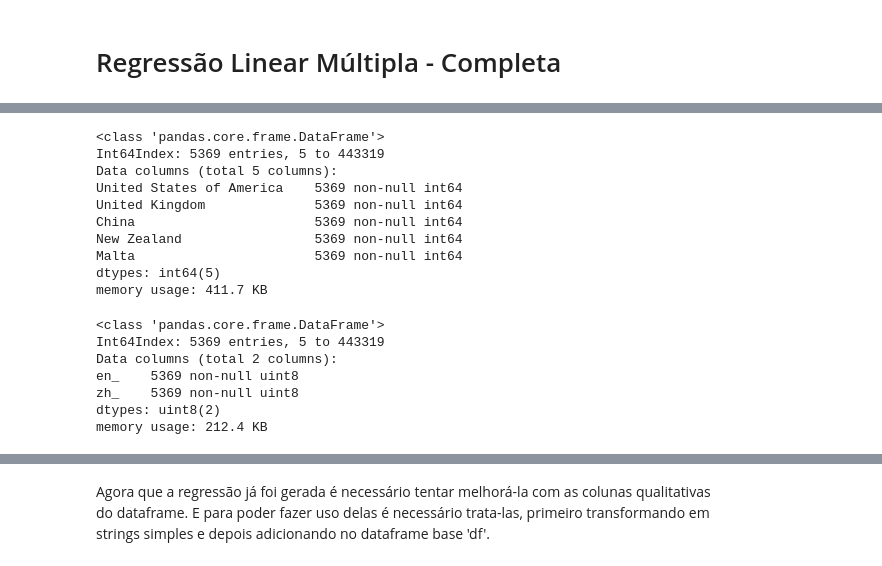
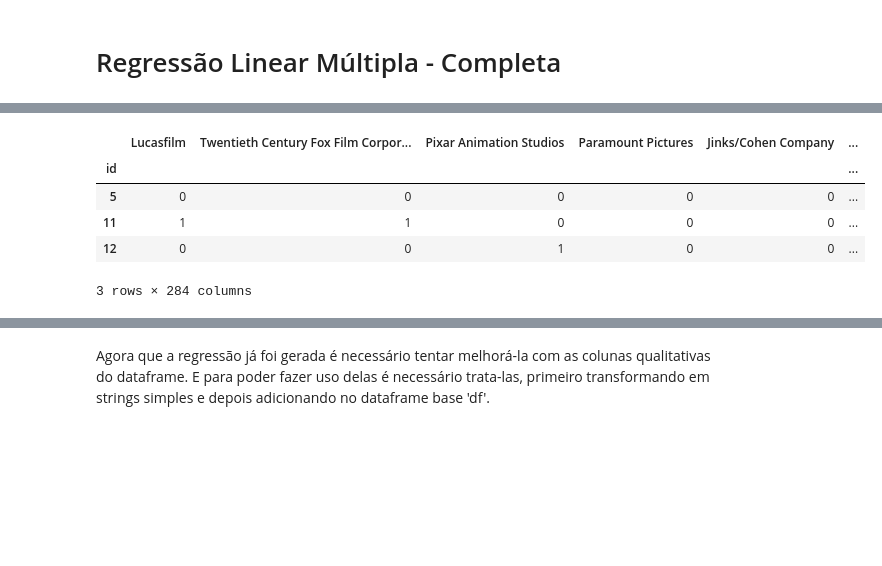
Before and after one commit to lucaslealvale/CD2018_Projeto3, a Jupyter notebook: Projeto 3-checkpoint111.ipynb, the cells around one changed output, grey strips where cells are left out. Saved outputs shown, nothing was run; the diff lists cells and outputs as text; code cells hidden in the pictures; blank space fills up the shorter version.

```diff
--- a/Projeto 3-checkpoint111.ipynb
+++ b/Projeto 3-checkpoint111.ipynb
@@ -480,26 +454,25 @@ memory usage: 327.8 KB
-# %%
-dfPais.info()
-# %% [output]
-<class 'pandas.core.frame.DataFrame'>
-Int64Index: 5369 entries, 5 to 443319
-Data columns (total 5 columns):
-United States of America    5369 non-null int64
-United Kingdom              5369 non-null int64
-China                       5369 non-null int64
-New Zealand                 5369 non-null int64
-Malta                       5369 non-null int64
-dtypes: int64(5)
-memory usage: 411.7 KB
-# %%
-dfIdioma.info()
-# %% [output]
-<class 'pandas.core.frame.DataFrame'>
-Int64Index: 5369 entries, 5 to 443319
-Data columns (total 2 columns):
-en_    5369 non-null uint8
-zh_    5369 non-null uint8
-dtypes: uint8(2)
-memory usage: 212.4 KB
+# %%
+dfTotal=dfComp
+nomes_idioma=list(dfIdioma)
+nomes_gen=list(dfGen)
+nomes_quant=list(dfQuant)
+nomes_pais=list(dfPais)
+for coluna in nomes_idioma:
+    dfTotal[coluna]=dfIdioma[coluna]
+for coluna in nomes_gen:
+    dfTotal[coluna]=dfGen[coluna]
+for coluna in nomes_quant:
+    dfTotal[coluna]=dfQuant[coluna]
+for coluna in nomes_pais:
+    dfTotal[coluna]=dfPais[coluna]
+dfTotal.head(3)
+# %% [output]
+|  | Lucasfilm | Twentieth Century Fox Film Corpor... | Pixar Animation Studios | Paramount Pictures | Jinks/Cohen Company | ... |
+| id |  |  |  |  |  | ... |
+| 5 | 0 | 0 | 0 | 0 | 0 | ... |
+| 11 | 1 | 1 | 0 | 0 | 0 | ... |
+| 12 | 0 | 0 | 1 | 0 | 0 | ... |
+3 rows × 284 columns
 # %%
 X=dfTotal
 xc=sm.add_constant(X)
```
Also changed, not shown: parts of 27 cells of this notebook.
